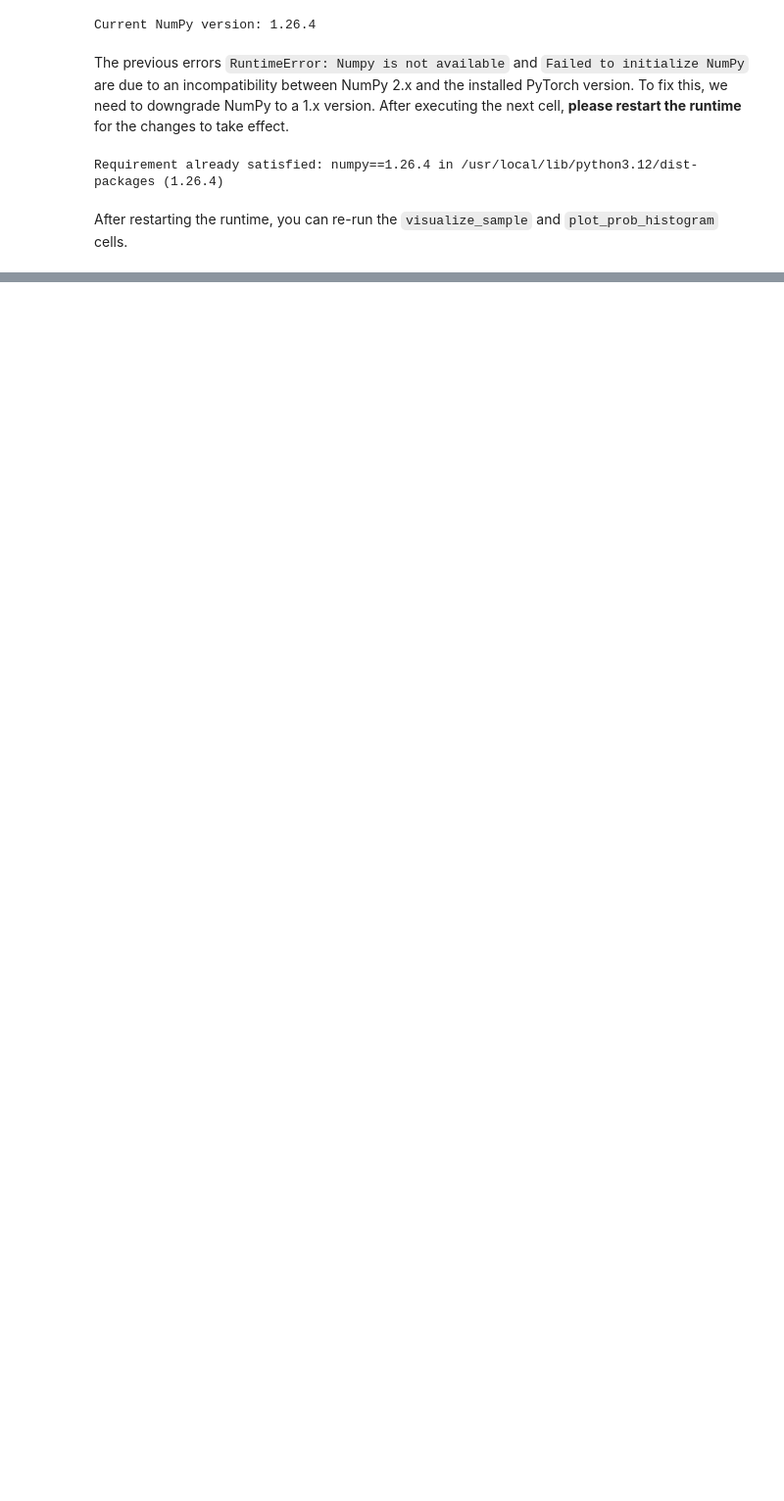
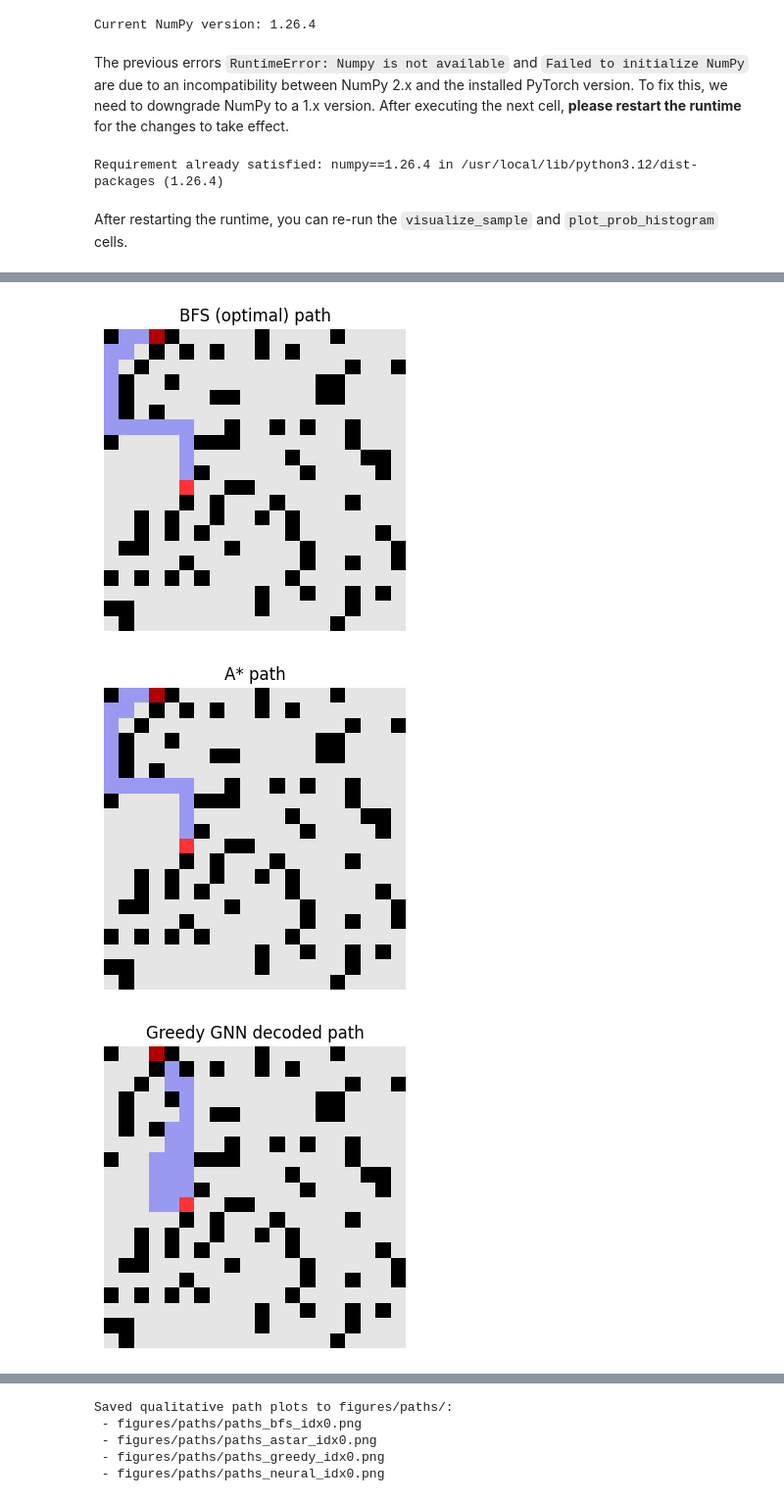
Before and after one commit to shaizalyasin/GNN-Path-Planning, a Jupyter notebook: GNN_map_v0_pure_astar.ipynb, the cells around one changed output, grey strips where cells are left out. Shown at 98% size. Drawn from its saved outputs; the diff is of its cells as text; code cells hidden in the pictures; blank space fills up the shorter version.

```diff
--- a/GNN_map_v0_pure_astar.ipynb
+++ b/GNN_map_v0_pure_astar.ipynb
@@ -932,0 +1301,46 @@ plot_path_on_grid(example, npath, title="Neural A* (GNN-guided) Path")
+# %%
+# -------------------------------
+# Save qualitative path plots (BFS / A* / GreedyGNN / NeuralA*)
+# Put this near the end of the notebook (after training), after plot_path_on_grid is defined.
+# -------------------------------
+import os
+import matplotlib.pyplot as plt
+
+os.makedirs("figures/paths", exist_ok=True)
+
+def save_path_plot(data, path, title, outpath):
+    """Wrapper around your existing plot_path_on_grid that also saves the figure."""
+    # draw
+    plot_path_on_grid(data, path, title=title)
+    # save the *current* figure created by matplotlib
+    plt.tight_layout()
+    plt.savefig(outpath, dpi=200, bbox_inches="tight")
+    plt.close()
+
+# Pick one test example (change index if you want)
+idx = 0
+example = test_data[idx]
+
+# Compute paths
+probs = predict_node_probs(example)
+
+bfs_p, _ = bfs_path_graph(example)
+a_p, _   = astar_path(example)
+g_p      = greedy_path(example, probs)
+n_p, _   = neural_astar_path(example, probs, alpha=2.0)
+
+# Save images
+save_path_plot(example, bfs_p, "BFS (optimal) path",         f"figures/paths/paths_bfs_idx{idx}.png")
+save_path_plot(example, a_p,   "A* path",                    f"figures/paths/paths_astar_idx{idx}.png")
+save_path_plot(example, g_p,   "Greedy GNN decoded path",    f"figures/paths/paths_greedy_idx{idx}.png")
+save_path_plot(example, n_p,   "Neural A* (GNN-guided) path",f"figures/paths/paths_neural_idx{idx}.png")
+
+print("Saved qualitative path plots to figures/paths/:")
+print(f" - figures/paths/paths_bfs_idx{idx}.png")
+print(f" - figures/paths/paths_astar_idx{idx}.png")
+print(f" - figures/paths/paths_greedy_idx{idx}.png")
+print(f" - figures/paths/paths_neural_idx{idx}.png")
+# %% [output]
+[figure, added]
+[figure, added]
+[figure, added]
@@ -932,0 +1348,5 @@ plot_path_on_grid(example, npath, title="Neural A* (GNN-guided) Path")
+Saved qualitative path plots to figures/paths/:
+ - figures/paths/paths_bfs_idx0.png
+ - figures/paths/paths_astar_idx0.png
+ - figures/paths/paths_greedy_idx0.png
+ - figures/paths/paths_neural_idx0.png
```
Also changed, not shown: parts of 17 cells of this notebook.
